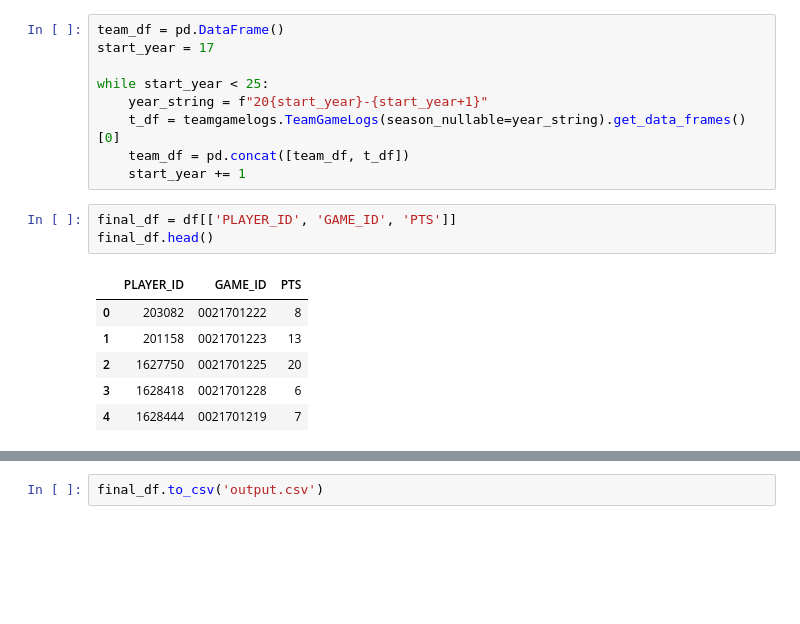
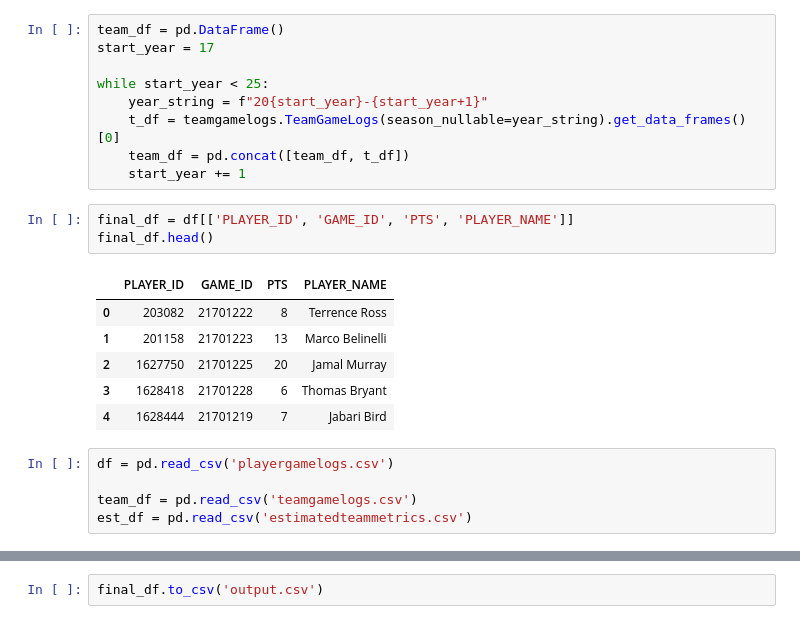
Before and after one commit to Loki812/nba_analytics, a Jupyter notebook: bball_4.ipynb, the cells around one changed output, grey strips where cells are left out. Drawn from its saved outputs; the diff is of its cells as text; blank space fills up the shorter version.

```diff
--- a/bball_4.ipynb
+++ b/bball_4.ipynb
@@ -347,15 +338,20 @@ while start_year < 25:
     team_df = pd.concat([team_df, t_df])
     start_year += 1
 # %%
-final_df = df[['PLAYER_ID', 'GAME_ID', 'PTS']]
+final_df = df[['PLAYER_ID', 'GAME_ID', 'PTS', 'PLAYER_NAME']]
 final_df.head()
 # %% [output]
-|  | PLAYER_ID | GAME_ID | PTS |
-| 0 | 203082 | 0021701222 | 8 |
-| 1 | 201158 | 0021701223 | 13 |
-| 2 | 1627750 | 0021701225 | 20 |
-| 3 | 1628418 | 0021701228 | 6 |
-| 4 | 1628444 | 0021701219 | 7 |
+|  | PLAYER_ID | GAME_ID | PTS | PLAYER_NAME |
+| 0 | 203082 | 21701222 | 8 | Terrence Ross |
+| 1 | 201158 | 21701223 | 13 | Marco Belinelli |
+| 2 | 1627750 | 21701225 | 20 | Jamal Murray |
+| 3 | 1628418 | 21701228 | 6 | Thomas Bryant |
+| 4 | 1628444 | 21701219 | 7 | Jabari Bird |
+# %%
+df = pd.read_csv('playergamelogs.csv')
+
+team_df = pd.read_csv('teamgamelogs.csv')
+est_df = pd.read_csv('estimatedteammetrics.csv')
 # %%
 cols_to_avg = ['PTS', 'FG_PCT', 'FG3_PCT', 'FT_PCT', 'REB', 'AST', 'STL', 'BLK']
 wma_names = ['PTS', 'FG_PCT', 'FG3_PCT', 'FT_PCT', 'MIN']
```
Also changed, not shown: parts of 3 cells of this notebook, 1 other file.
